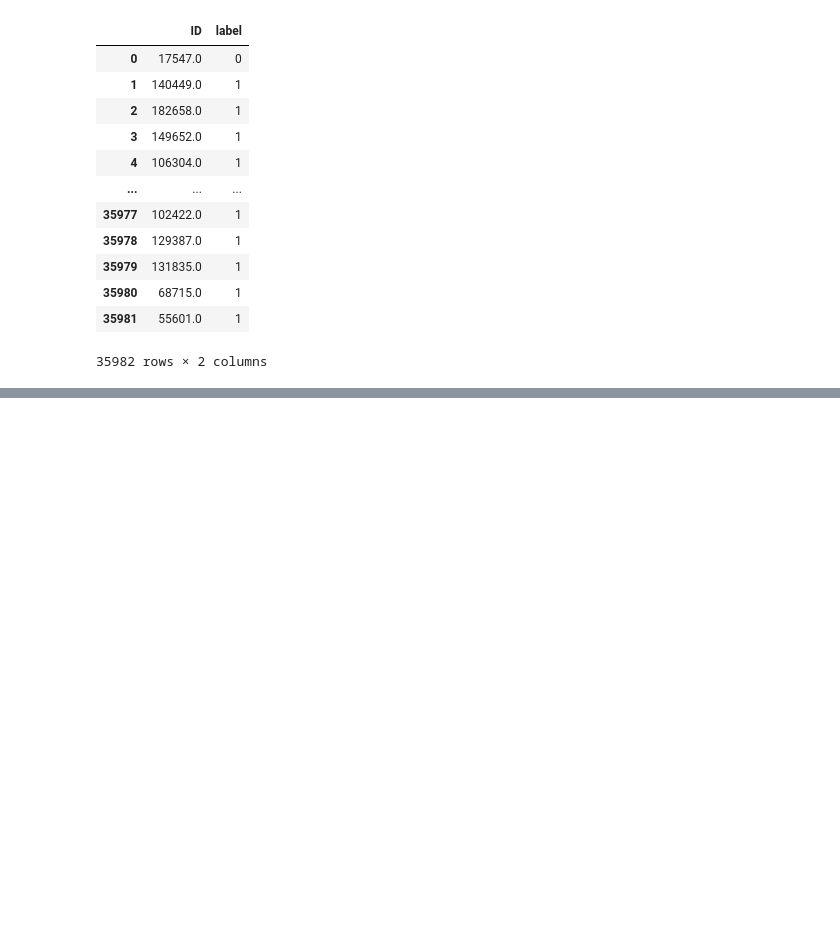
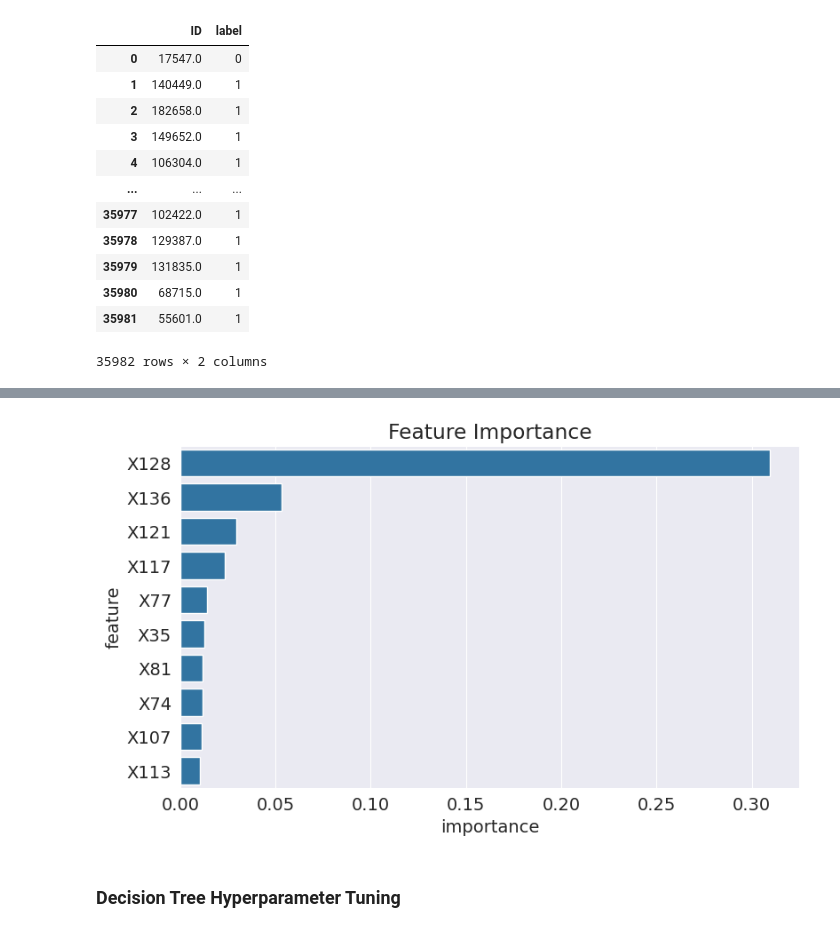
Before and after one commit to shahdarshil123/stay-or-stray-predict-course-dropouts, a Jupyter notebook: stay_or_stray.ipynb, the cells around one changed output, grey strips where cells are left out. Cells and saved outputs as stored; diff of their text form; code cells hidden in the pictures; blank space fills up the shorter version.

```diff
--- a/stay_or_stray.ipynb
+++ b/stay_or_stray.ipynb
@@ -779,0 +828,3 @@ submission_df.to_csv('./stay-or-stray/submission_logistic_regression.csv', index
+# %%
+train_input_df, val_input_df = train_test_split(input_df,test_size=0.25,random_state=42,shuffle=False)
+train_label_df, val_label_df = train_test_split(target_df,test_size=0.25, random_state=42, shuffle=False)
@@ -779,0 +849,5 @@ submission_df.to_csv('./stay-or-stray/submission_logistic_regression.csv', index
+# %%
+model = DecisionTreeClassifier(random_state=42)
+# %%
+%%time
+model.fit(train_input_df[train_columns],train_label_df)
@@ -779,0 +945,5 @@ submission_df.to_csv('./stay-or-stray/submission_logistic_regression.csv', index
+# %%
+importance_df = pd.DataFrame({
+    'feature': train_input_df[train_columns].columns,
+    'importance': model.feature_importances_
+}).sort_values('importance', ascending=False)
@@ -779,0 +966,7 @@ submission_df.to_csv('./stay-or-stray/submission_logistic_regression.csv', index
+# %%
+plt.title('Feature Importance')
+sns.barplot(data=importance_df.head(10), x='importance', y='feature');
+# %% [output]
+[figure, added]
+# %% [markdown]
+### Decision Tree Hyperparameter Tuning
```
Also changed, not shown: parts of 80 cells of this notebook.
